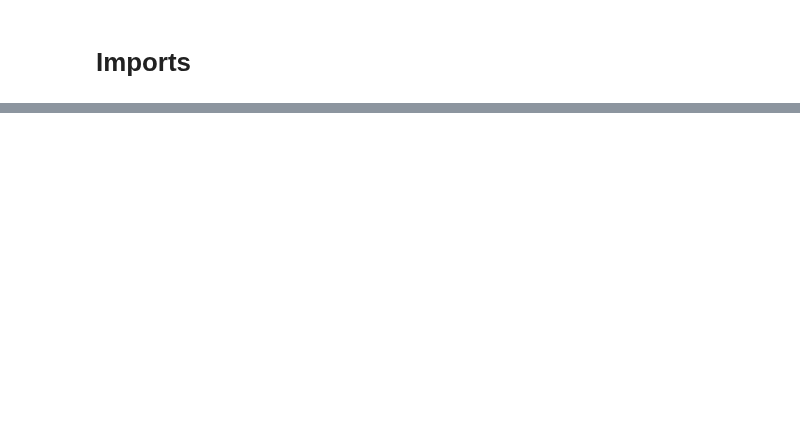
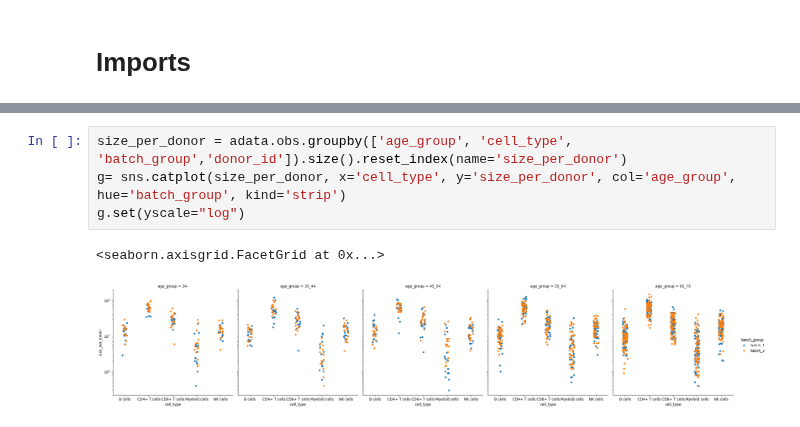
Before and after one commit to janursa/HIRA, a Jupyter notebook: data_preprocessing.ipynb, the cells around one changed output, grey strips where cells are left out. Cells and saved outputs as stored; diff of their text form; blank space fills up the shorter version.

```diff
--- a/data_preprocessing.ipynb
+++ b/data_preprocessing.ipynb
@@ -575,0 +52,7 @@ shape after  (293380, 13534)
+# %%
+size_per_donor = adata.obs.groupby(['age_group', 'cell_type', 'batch_group','donor_id']).size().reset_index(name='size_per_donor')
+g= sns.catplot(size_per_donor, x='cell_type', y='size_per_donor', col='age_group', hue='batch_group', kind='strip')
+g.set(yscale="log")
+# %% [output]
+<seaborn.axisgrid.FacetGrid at 0x...>
+[figure, added]
```
Also changed, not shown: parts of 55 cells of this notebook, 9 other files.
